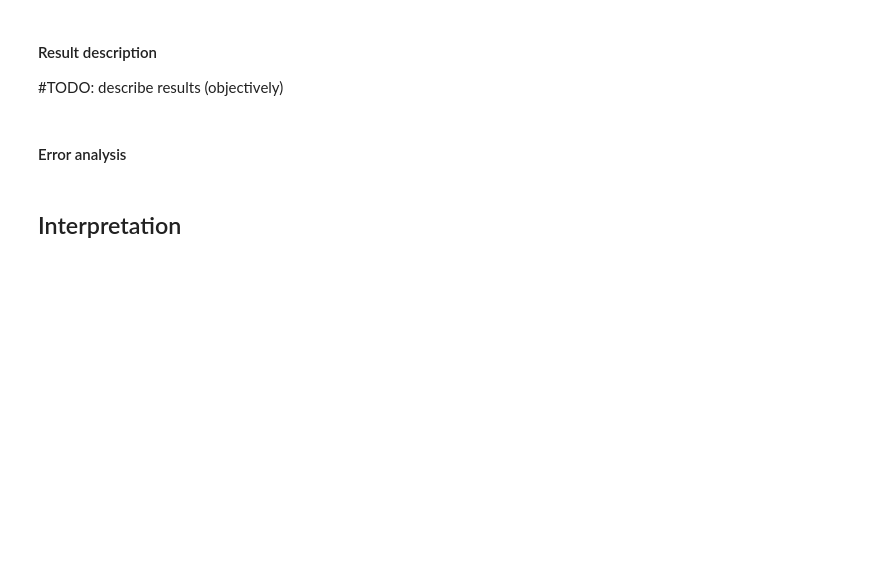
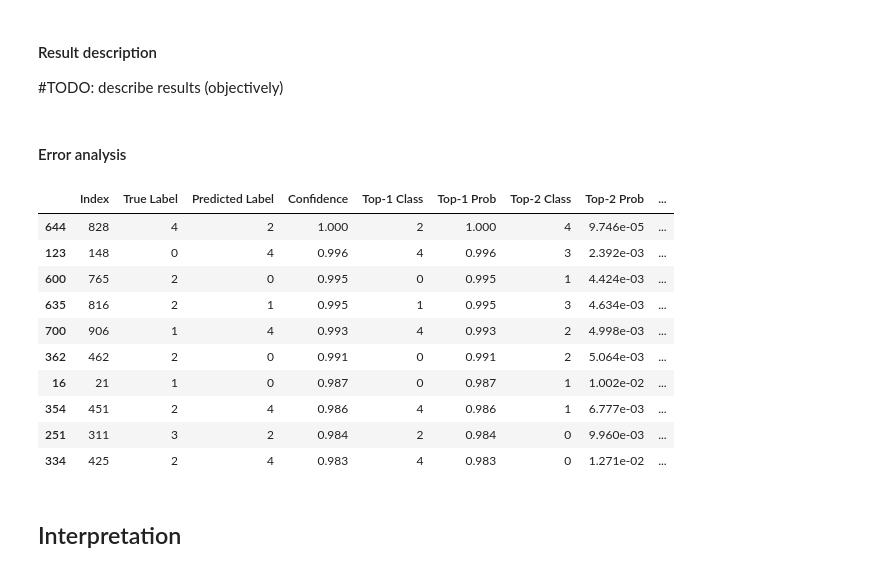
Before and after one commit to d-sbrgr/NLP_FS25, a Jupyter notebook: projects/project_01.ipynb, the cells around one changed output. Drawn from its saved outputs; the diff is of its cells as text; code cells hidden in the pictures; blank space fills up the shorter version.

```diff
--- a/projects/project_01.ipynb
+++ b/projects/project_01.ipynb
@@ -1157,11 +1179,11 @@ def evaluate_model(model, dataloader) -> tuple[np.array, np.array, np.array]:
             l = l.to("cpu")
             preds = torch.argmax(l, dim=-1)
 
-            logits.extend(l.numpy())
-            predictions.extend(preds.numpy())
-            true_labels.extend(labels.numpy())
+            logits.append(l)
+            predictions.append(preds)
+            true_labels.append(labels)
 
-    return np.array(predictions), np.array(logits), np.array(true_labels)
+    return torch.cat(predictions), torch.cat(logits), torch.cat(true_labels)
 # %%
 predictions, logits, labels = evaluate_model(rnn_model, test_loader_rnn)
 # %% [markdown]
@@ -1187,25 +1213,39 @@ plt.show()
 # %%
 misclassified_indices = np.where(predictions != labels)[0]
 
 error_collection = []
 for index in misclassified_indices:
-    probs = nn.functional.softmax(torch.tensor(logits[index]), dim=-1)
+    probs = nn.functional.softmax(logits[index], dim=-1)
+    probs = probs.numpy()
     top3_indices = np.argsort(probs)[::-1][:3]
     top3_probs = probs[top3_indices]
 
     error_collection.append({
         "Index": index,
-        "True Label": labels[index],
-        "Predicted Label": predictions[index],
+        "True Label": labels[index].numpy(),
+        "Predicted Label": predictions[index].numpy(),
         "Confidence": probs[predictions[index]],
         "Top-1 Class": top3_indices[0],
         "Top-1 Prob": top3_probs[0],
         "Top-2 Class": top3_indices[1],
         "Top-2 Prob": top3_probs[1],
         "Top-3 Class": top3_indices[2],
         "Top-3 Prob": top3_probs[2],
     })
 
+pd.set_option("display.precision", 3)
 df_errors = pd.DataFrame(error_collection)
-pd.set_option("display.precision", 2)
+df_errors.sort_values(by='Confidence', ascending=False, inplace=True)
 df_errors.head(10)
+# %% [output]
+|  | Index | True Label | Predicted Label | Confidence | Top-1 Class | Top-1 Prob | Top-2 Class | Top-2 Prob | ... |
+| 644 | 828 | 4 | 2 | 1.000 | 2 | 1.000 | 4 | 9.746e-05 | ... |
+| 123 | 148 | 0 | 4 | 0.996 | 4 | 0.996 | 3 | 2.392e-03 | ... |
+| 600 | 765 | 2 | 0 | 0.995 | 0 | 0.995 | 1 | 4.424e-03 | ... |
+| 635 | 816 | 2 | 1 | 0.995 | 1 | 0.995 | 3 | 4.634e-03 | ... |
+| 700 | 906 | 1 | 4 | 0.993 | 4 | 0.993 | 2 | 4.998e-03 | ... |
+| 362 | 462 | 2 | 0 | 0.991 | 0 | 0.991 | 2 | 5.064e-03 | ... |
+| 16 | 21 | 1 | 0 | 0.987 | 0 | 0.987 | 1 | 1.002e-02 | ... |
+| 354 | 451 | 2 | 4 | 0.986 | 4 | 0.986 | 1 | 6.777e-03 | ... |
+| 251 | 311 | 3 | 2 | 0.984 | 2 | 0.984 | 0 | 9.960e-03 | ... |
+| 334 | 425 | 2 | 4 | 0.983 | 4 | 0.983 | 0 | 1.271e-02 | ... |
```
Also changed, not shown: parts of 11 cells of this notebook.
